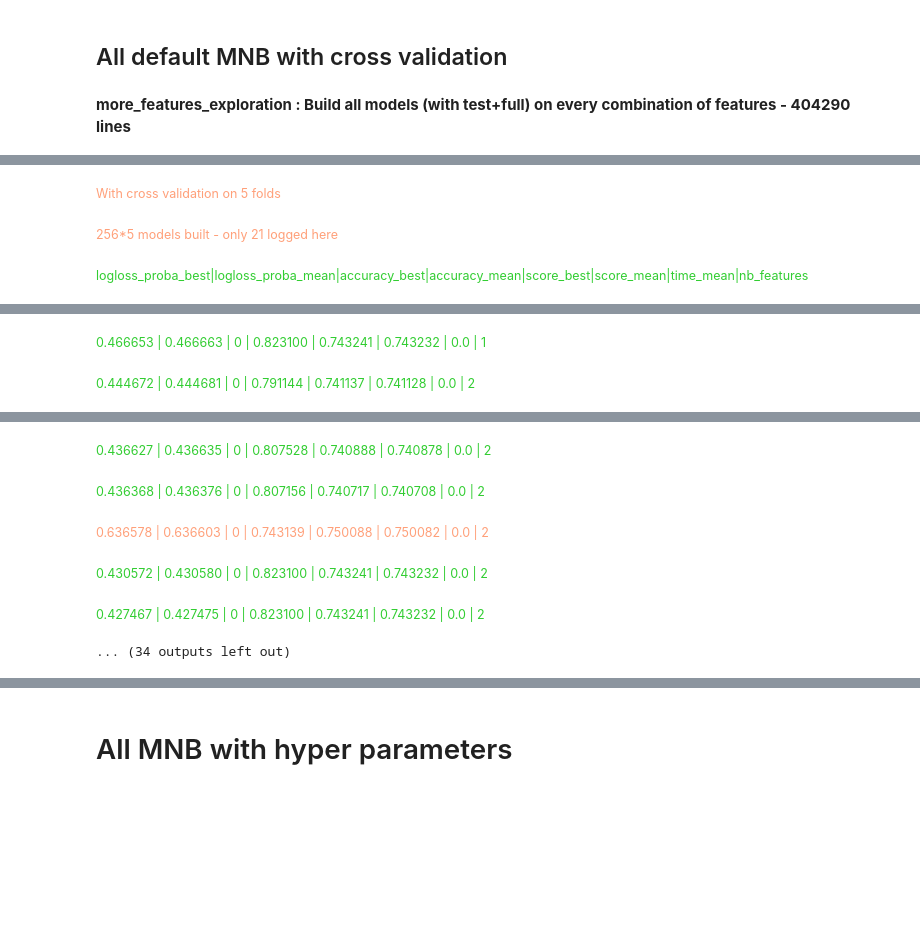
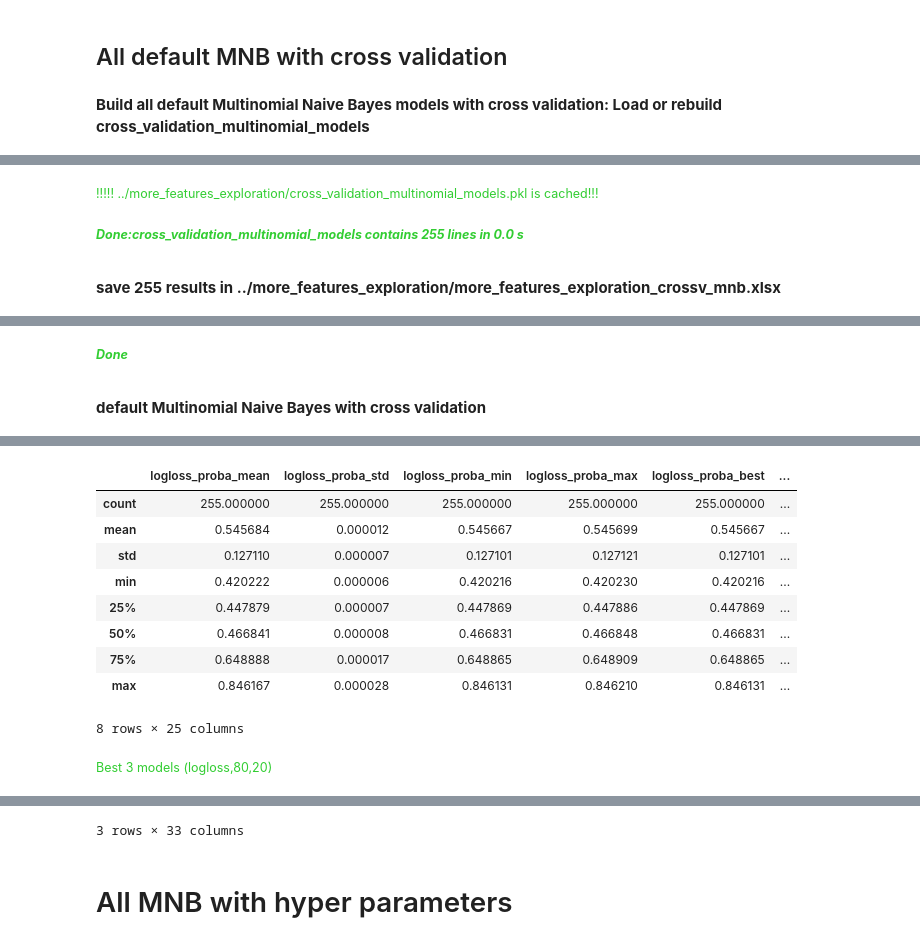
Before and after one commit to acharroux/QuoraPairs, a Jupyter notebook: BruteForce/more_features_exploration.ipynb, the cells around one changed output, grey strips where cells are left out. Drawn from its saved outputs; the diff is of its cells as text; code cells hidden in the pictures; blank space fills up the shorter version.

```diff
--- a/BruteForce/more_features_exploration.ipynb
+++ b/BruteForce/more_features_exploration.ipynb
@@ -719,19 +726,11 @@ Strategies available are
 # %% [markdown]
 # All default MNB
 # %%
-def retrieve_model(results,model_key,kind):
-    model = results['model_'+kind][model_key]
-    column_names = results['columns'][model_key]
-    return model,numpy.asarray(column_names)
+def build_all_defaults_mnb_models(dataframe):
+    return build_default_model_on_all_subset_of_simple_features(ALGORITHM_SPEC_MULTINOMIAL_NB_RANDOMIZED_SEARCH,dataframe,dataframe['is_duplicate'])
 
-def find_best_models(results,top,criteria,kind):
-    if 'logloss' in criteria:
-        return results.nsmallest(top,criteria+'_'+kind)
-    else:
-        return results.nlargest(top,criteria+'_'+kind)
-
-# Explore by building default models
-default_multinomial_results = build_default_model_on_all_subset_of_simple_features(ALGORITHM_SPEC_MULTINOMIAL_NB_RANDOMIZED_SEARCH,train_dataframe,train_dataframe['is_duplicate'])
+default_multinomial_results = load_or_build_dataframe('Build all default Muntinomial Naive Bayes models','default_multinomial_models',build_all_defaults_mnb_models,train_dataframe)
+# Always done :(
 save_models_dict_to_excel(default_multinomial_results,tag='default_mnb')
 
 print_section('default Multinomial Naive Bayes')
@@ -761,16 +764,20 @@ Best 3 models (logloss,80,20)
 # %% [markdown]
 ## All default MNB with cross validation
 # %%
-cross_validation_multinomial_results = build_cross_validation_model_on_all_subset_of_simple_features(ALGORITHM_SPEC_MULTINOMIAL_NB_RANDOMIZED_SEARCH,train_dataframe,train_dataframe['is_duplicate'])
+def build_all_defaults_cross_validation_mnb_models(dataframe):
+    return build_cross_validation_model_on_all_subset_of_simple_features(ALGORITHM_SPEC_MULTINOMIAL_NB_RANDOMIZED_SEARCH,dataframe,dataframe['is_duplicate'])
+
+cross_validation_multinomial_results = load_or_build_dataframe('Build all default Multinomial Naive Bayes models with cross validation','cross_validation_multinomial_models',build_all_defaults_cross_validation_mnb_models,train_dataframe)
+# Always done :(
 save_models_dict_to_excel(cross_validation_multinomial_results,tag='crossv_mnb')
 
-print_section('Cross validation on default multinomial NB')
+print_section('default Multinomial Naive Bayes with cross validation')
 display(cross_validation_multinomial_results.describe())
-print_info('Best 3 models (logloss)')
+print_info('Best 3 models (logloss,80,20)')
 display(find_best_models(cross_validation_multinomial_results,3,'logloss_proba','min'))
 # %% [output]
-more_features_exploration : Build all models (with test+full) on every combination of features - 404290 lines
+Build all default Multinomial Naive Bayes models with cross validation: Load or rebuild cross_validation_multinomial_models
 [interactive output not drawn]
-With cross validation on 5 folds
+!!!!! ../more_features_exploration/cross_validation_multinomial_models.pkl is cached!!!
-256*5 models built - only 21 logged here
+Done:cross_validation_multinomial_models contains 255 lines in 0.0 s
-logloss_proba_best|logloss_proba_mean|accuracy_best|accuracy_mean|score_best|score_mean|time_mean|nb_features
+save 255 results in ../more_features_exploration/more_features_exploration_crossv_mnb.xlsx
@@ -777,2 +785,2 @@ logloss_proba_best|logloss_proba_mean|accuracy_best|accuracy_mean|score_best|sco
-0.466653 | 0.466663 | 0 | 0.823100 | 0.743241 | 0.743232 | 0.0 | 1
+Done
-0.444672 | 0.444681 | 0 | 0.791144 | 0.741137 | 0.741128 | 0.0 | 2
+default Multinomial Naive Bayes with cross validation
@@ -779,6 +788,11 @@ logloss_proba_best|logloss_proba_mean|accuracy_best|accuracy_mean|score_best|sco
+|  | logloss_proba_mean | logloss_proba_std | logloss_proba_min | logloss_proba_max | logloss_proba_best | ... |
+| count | 255.000000 | 255.000000 | 255.000000 | 255.000000 | 255.000000 | ... |
+| mean | 0.545684 | 0.000012 | 0.545667 | 0.545699 | 0.545667 | ... |
+| std | 0.127110 | 0.000007 | 0.127101 | 0.127121 | 0.127101 | ... |
+| min | 0.420222 | 0.000006 | 0.420216 | 0.420230 | 0.420216 | ... |
+| 25% | 0.447879 | 0.000007 | 0.447869 | 0.447886 | 0.447869 | ... |
+| 50% | 0.466841 | 0.000008 | 0.466831 | 0.466848 | 0.466831 | ... |
+| 75% | 0.648888 | 0.000017 | 0.648865 | 0.648909 | 0.648865 | ... |
+| max | 0.846167 | 0.000028 | 0.846131 | 0.846210 | 0.846131 | ... |
+8 rows × 25 columns
-0.436627 | 0.436635 | 0 | 0.807528 | 0.740888 | 0.740878 | 0.0 | 2
+Best 3 models (logloss,80,20)
-0.436368 | 0.436376 | 0 | 0.807156 | 0.740717 | 0.740708 | 0.0 | 2
-0.636578 | 0.636603 | 0 | 0.743139 | 0.750088 | 0.750082 | 0.0 | 2
-0.430572 | 0.430580 | 0 | 0.823100 | 0.743241 | 0.743232 | 0.0 | 2
-0.427467 | 0.427475 | 0 | 0.823100 | 0.743241 | 0.743232 | 0.0 | 2
-... (34 outputs left out)
@@ -785,3 +803,4 @@ logloss_proba_best|logloss_proba_mean|accuracy_best|accuracy_mean|score_best|sco
+3 rows × 33 columns
 # %% [markdown]
 # All MNB with hyper parameters
 # %%
```
Also changed, not shown: parts of 17 cells of this notebook, 1 other file.
